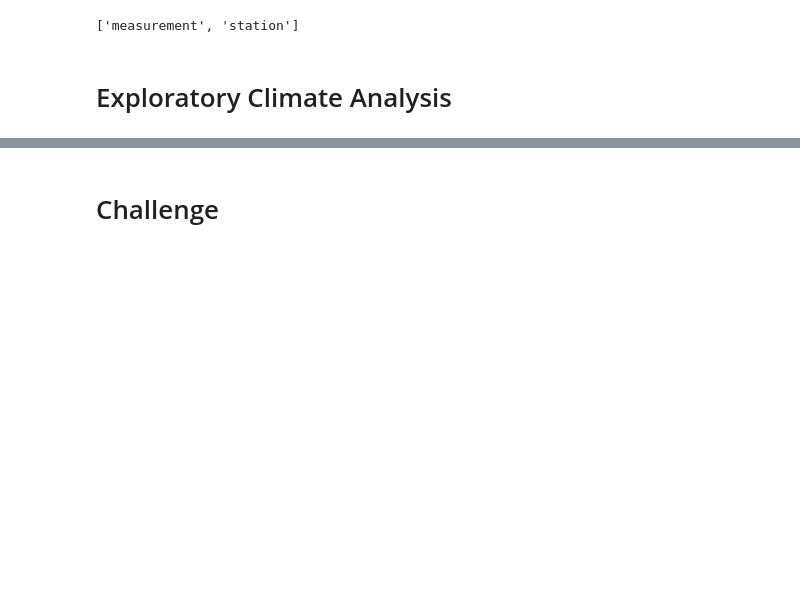
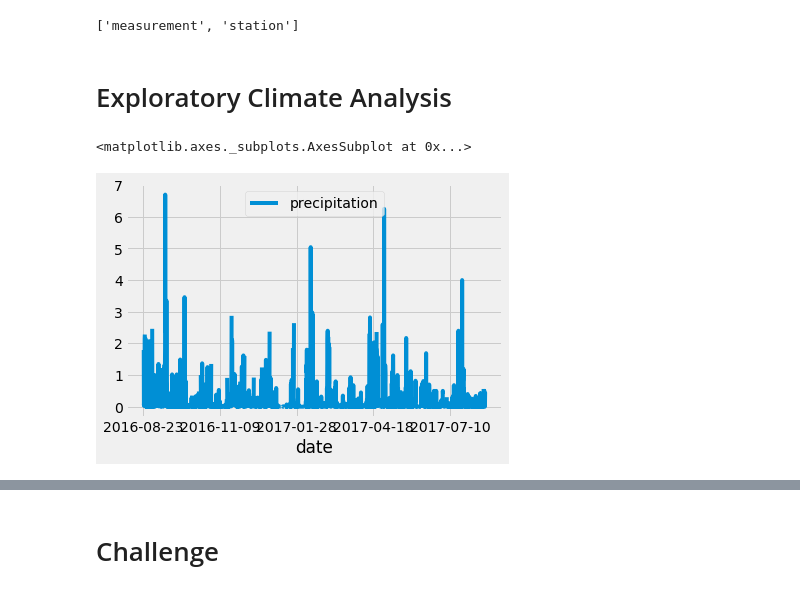
Before and after one commit to daniel89mk/surfs_up, a Jupyter notebook: climate_analysis.ipynb, the cells around one changed output, grey strips where cells are left out. Saved outputs shown, nothing was run; the diff lists cells and outputs as text; code cells hidden in the pictures; blank space fills up the shorter version.

Commit message:
added plots

```diff
--- a/climate_analysis.ipynb
+++ b/climate_analysis.ipynb
@@ -54,15 +54,37 @@ session = Session(engine)
 # %%
 # Design a query to retrieve the last 12 months of precipitation data and plot the results.
 #Starting from the last data point in the database.
+# The datetime dependency has a function called dt.date(),
+# which specifies the date in the following format: year, month, day.
+# prev_year = dt.date(2017,8,23)
 
 # Calculate the date one year from the last date in data set.
 
+prev_year = dt.date(2017,8,23) - dt.timedelta(days=365)
+
 # Perform a query to retrieve the data and precipitation scores
-results = session.query(Measurement.date, Measurement.prcp).all()
+#results = session.query(Measurement.date, Measurement.prcp)
+#print(results.all())
+
+# Since we only want to see the most recent data,
+# we need to filter out all of the data that is older than a year from the last record date
+results = session.query(Measurement.date, Measurement.prcp).filter(Measurement.date >= prev_year).all()
+#print(results)
 # Save the query results as a Pandas DataFrame and set the index to the date column
+df = pd.DataFrame(results, columns = ['date', 'precipitation'])
 
 # Sort the dataframe by date
+# we do not want to create a new DataFrame with the modified specifications -> inplace = True
+df.set_index(df['date'], inplace=True)
+# print(df) -> by doing this, we see 2 date columns
+# So, we'll print the DataFrame without the index so we can see just the date and precipitation.
+df = df.sort_index()
+#print(df.to_string(index=False))
 
 # Use Pandas Plotting with Matplotlib to plot the data
+df.plot()
+# %% [output]
+<matplotlib.axes._subplots.AxesSubplot at 0x...>
+[figure, added]
 # %%
 # Use Pandas to calcualte the summary statistics for the precipitation data
```
Also changed, not shown: parts of 9 cells of this notebook.
